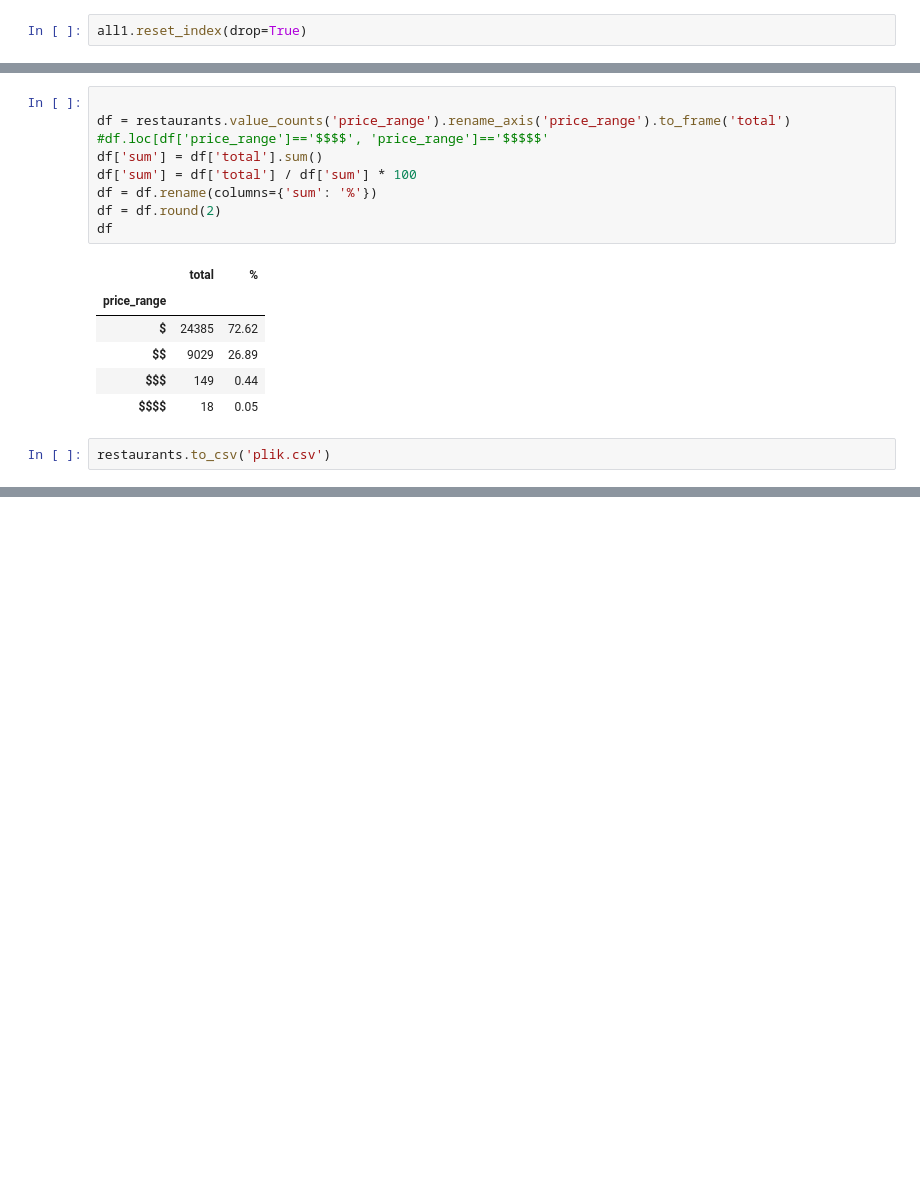
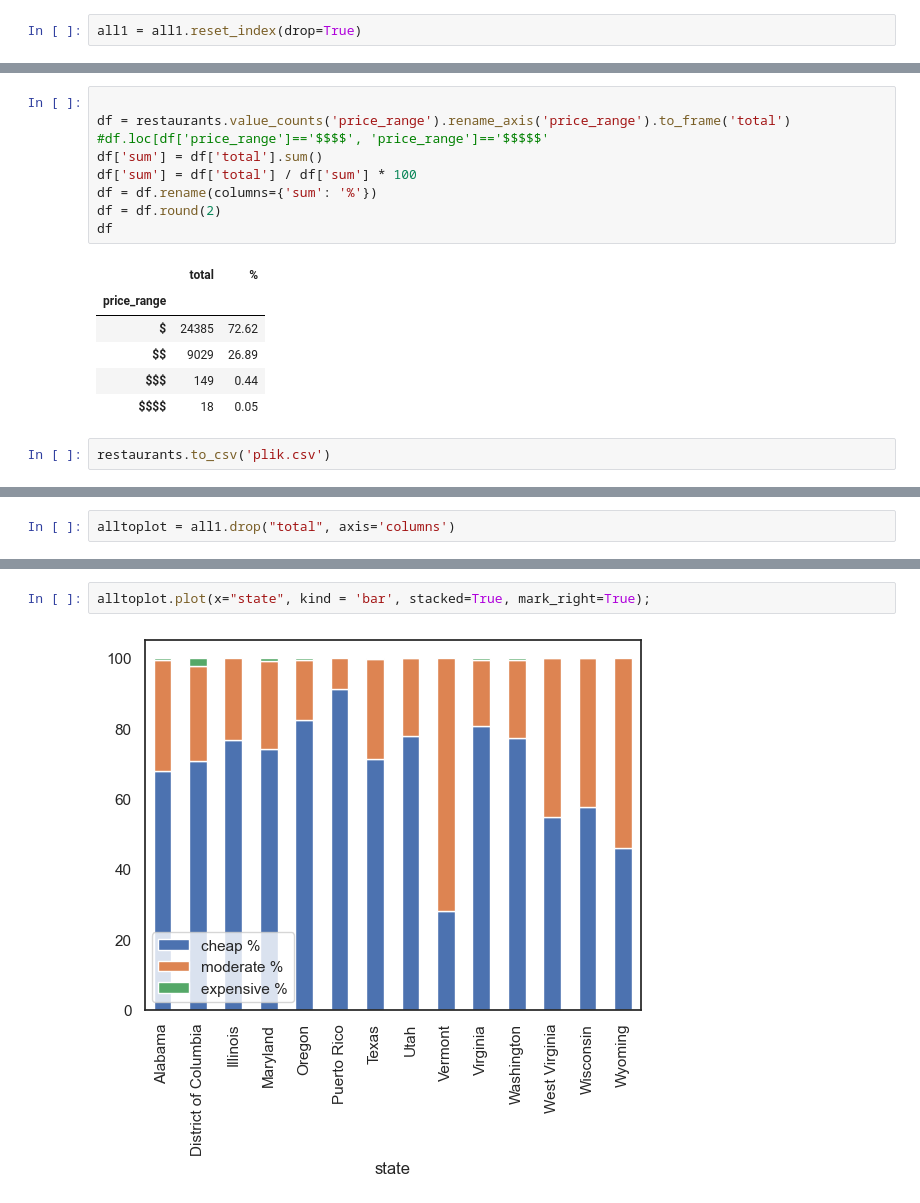
Before and after one commit to infoshareacademy/JDSZR11-DatA_Team, a Jupyter notebook: stany-ceny.ipynb, the cells around one changed output, grey strips where cells are left out. Saved outputs shown, nothing was run; the diff lists cells and outputs as text; blank space fills up the shorter version.

```diff
--- a/stany-ceny.ipynb
+++ b/stany-ceny.ipynb
@@ -264,4 +264,4 @@ all1
 | 16 | Wisconsin | 57.62 | 42.20 | 0.18 | 3912.0 |
 | 17 | Wyoming | 45.93 | 54.07 | 0.00 | 307.0 |
 # %%
-all1.reset_index(drop=True)
+all1 = all1.reset_index(drop=True)
@@ -314,0 +320,2 @@ restaurants.to_csv('plik.csv')
+# %%
+alltoplot = all1.drop("total", axis='columns')
@@ -314,0 +340,4 @@ restaurants.to_csv('plik.csv')
+# %%
+alltoplot.plot(x="state", kind = 'bar', stacked=True, mark_right=True);
+# %% [output]
+[figure, added]
```
Also changed, not shown: parts of 4 cells of this notebook.
